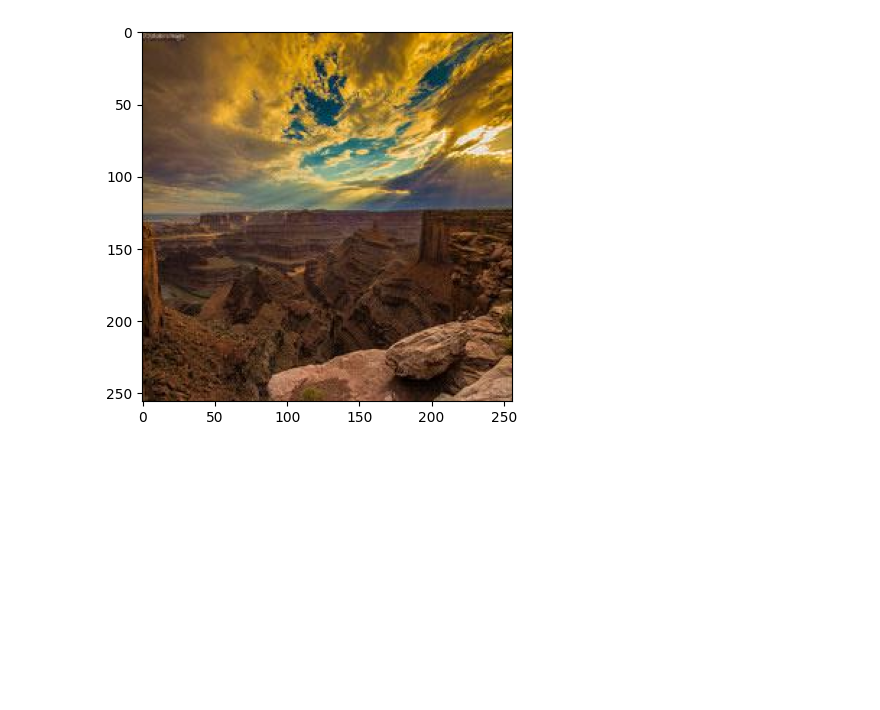
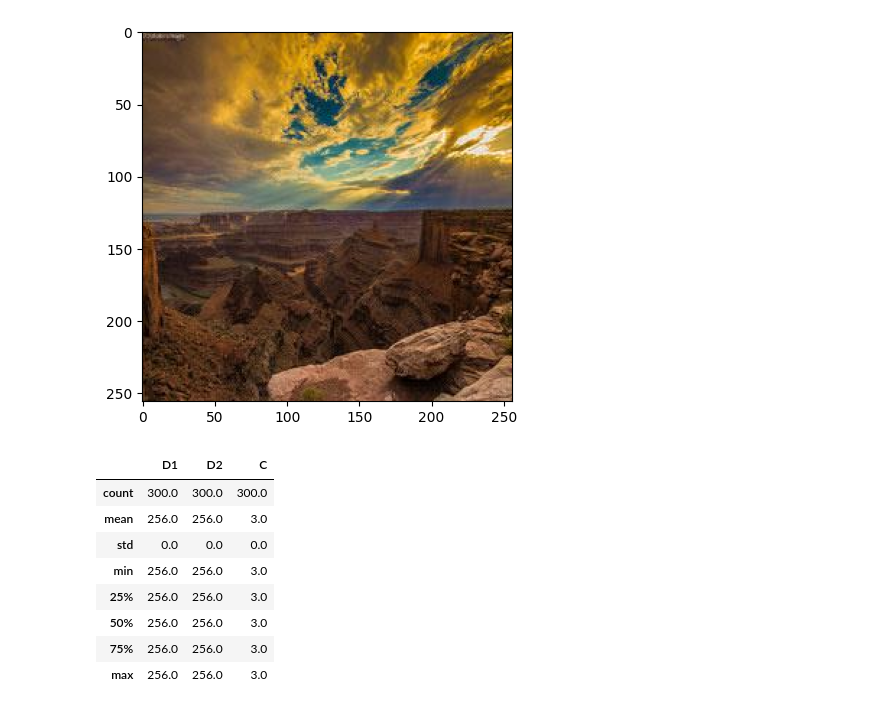
Before and after one commit to janghoon122/CycleGan_kaggle, a Jupyter notebook: cyclegan.ipynb, the cells around one changed output. Cells and saved outputs as stored; diff of their text form; code cells hidden in the pictures; blank space fills up the shorter version.

```diff
--- a/cyclegan.ipynb
+++ b/cyclegan.ipynb
@@ -128,3 +128,27 @@ sample_ph.shape
 # %% [output]
 (256, 256, 3)
 [figure]
+# %%
+# check dimension of all the Monet_jpg images
+Dim1 = []
+Dim2 = []
+CS = []
+for ele in os.listdir(Monet_jpg):
+    img = imread(Monet_jpg+ele)
+    D1, D2, C = img.shape
+    Dim1.append(D1)
+    Dim2.append(D2)
+    CS.append(C)
+
+D_Monet = pd.DataFrame({'D1': Dim1, 'D2':Dim2, 'C':CS})
+D_Monet.describe()
+# %% [output]
+|  | D1 | D2 | C |
+| count | 300.0 | 300.0 | 300.0 |
+| mean | 256.0 | 256.0 | 3.0 |
+| std | 0.0 | 0.0 | 0.0 |
+| min | 256.0 | 256.0 | 3.0 |
+| 25% | 256.0 | 256.0 | 3.0 |
+| 50% | 256.0 | 256.0 | 3.0 |
+| 75% | 256.0 | 256.0 | 3.0 |
+| max | 256.0 | 256.0 | 3.0 |
```
Also changed, not shown: parts of 8 cells of this notebook.
